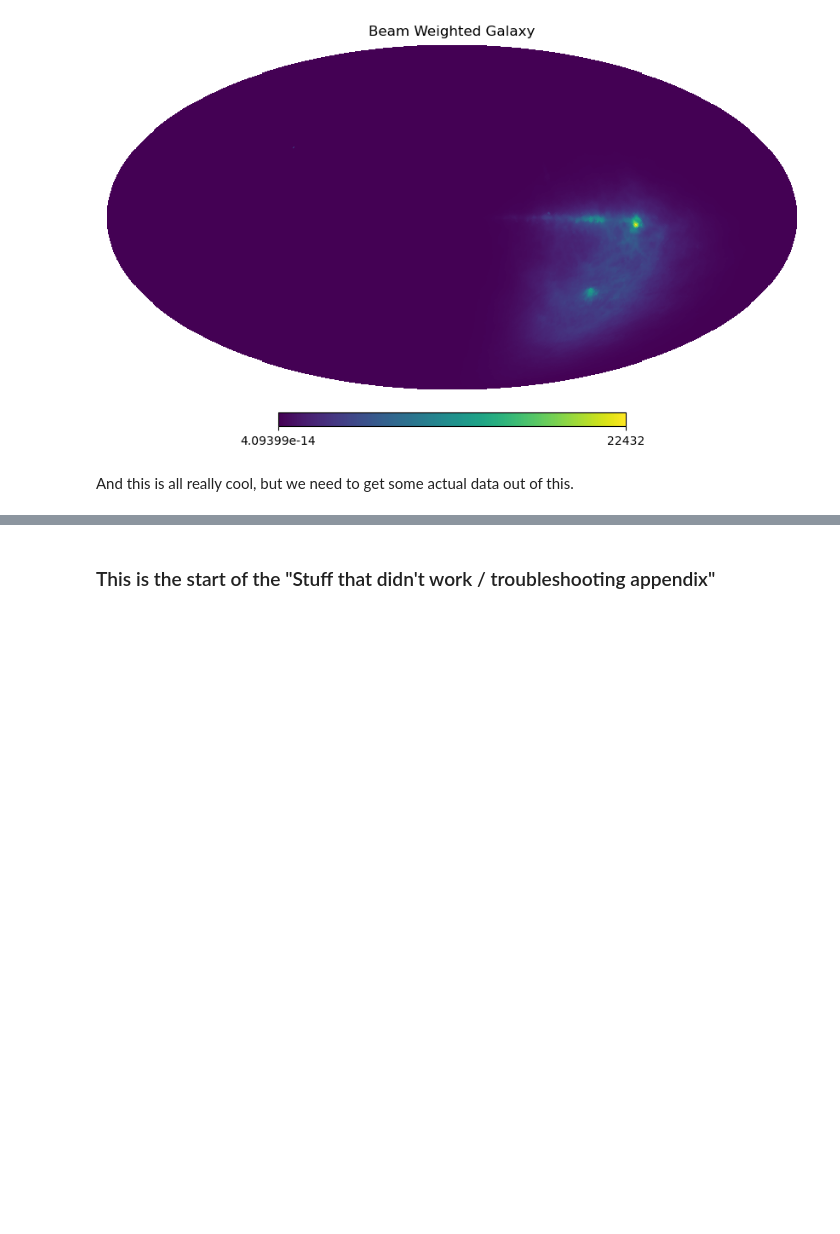
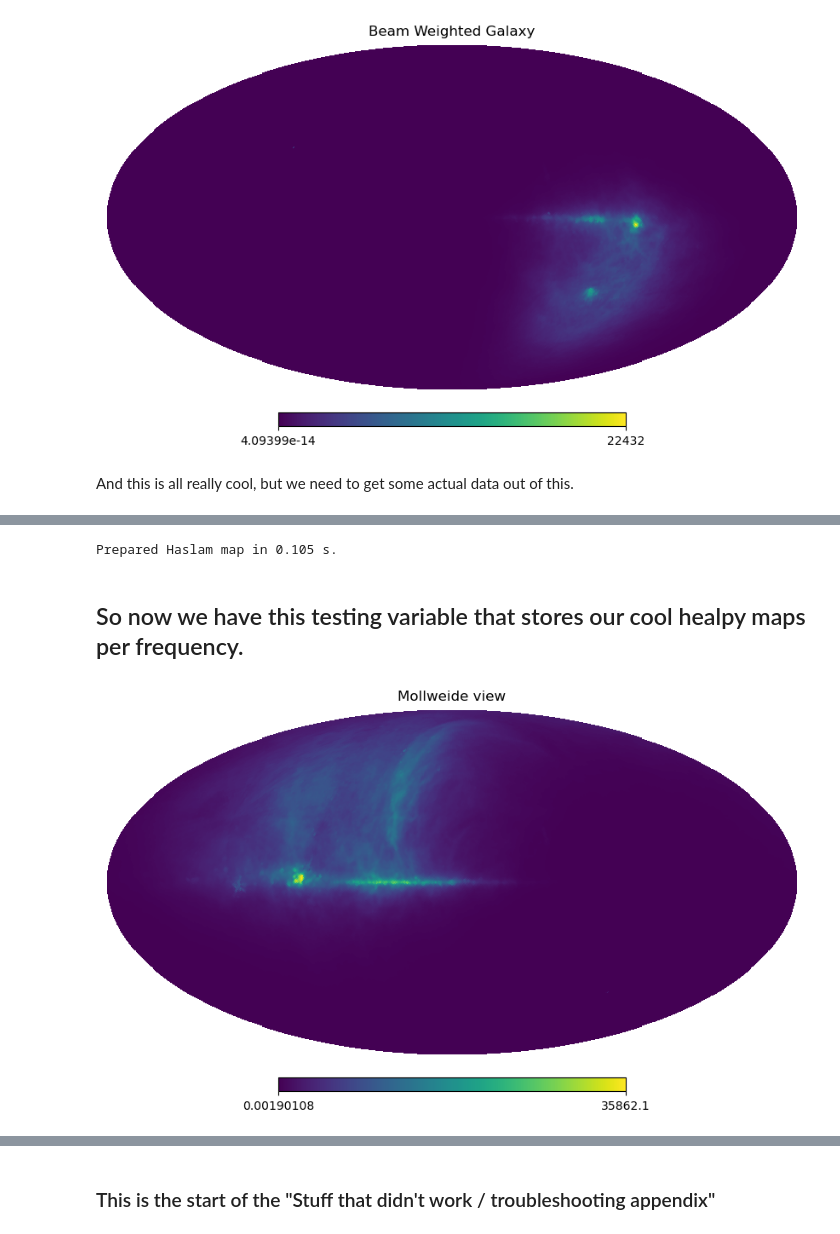
Before and after one commit to daba9359/LuCEE-Night_Simulation, a Jupyter notebook: Simulating_Beam_Weighted_Foreground_Plus_Signal.ipynb, the cells around one changed output, grey strips where cells are left out. Drawn from its saved outputs; the diff is of its cells as text; code cells hidden in the pictures; blank space fills up the shorter version.

```diff
--- a/Simulating_Beam_Weighted_Foreground_Plus_Signal.ipynb
+++ b/Simulating_Beam_Weighted_Foreground_Plus_Signal.ipynb
@@ -223,0 +261,38 @@ rotated_haslam.sum()
+# %%
+# now lets construct a beam profile to plug into the function above:
+def make_beam (projected_profile,frequencies,healpy_resolution,d_theta,d_phi):
+    """Makes a beam matrix that can be plugged into beam_weighted_foreground
+
+    Parameters
+    -----------------------------------
+    projected_profile:   A 3-D array that maps a 2-D projection of the beam weights onto a theta, phi skymap. The third dimension is frequency.
+    frequencies:   Your list of desired frequencies
+    healpy_resolution:   Your healpy resolution (usually a factor of 2 like 128 or 64.)
+    d_theta:   theta increment used in creating the projected_profile array
+    d_phi:   phi increment used in creating the projected_profile array
+
+    Returns
+    ----------------------------------
+    beam:   A 2-D array that is N x Pixel count, with N being the number of evaluated frequencies.
+
+
+    """
+    beam = np.zeros((frequencies.shape[0],NPIX))     # make a blank matrix (helpful for later)
+    for f in range(frequencies.shape[0]):     # iterate through the frequencies
+        beam_element = ang2pix(projected_profile,f,healpy_resolution,d_theta,d_phi)    # NOTE: Should probably make a separate function for projecting a beam profile
+        beam[f] = beam_element
+    return beam
+# %%
+# Let's do some testing: First let's make some beams:
+beams=make_beam(projected_profile,frequencies,NSIDE,d_theta,d_phi)
+# %%
+# Now let's plug that in to the beam weighting function:
+testing=beam_weighted_foreground(frequencies,beams,[0,10,40])
+# %% [output]
+Prepared Haslam map in 0.105 s.
+# %% [markdown]
+## So now we have this testing variable that stores our cool healpy maps per frequency.
+# %%
+hp.mollview(testing[1][9])
+# %% [output]
+[figure, added]
```
Also changed, not shown: parts of 6 cells of this notebook, 1 other file.
